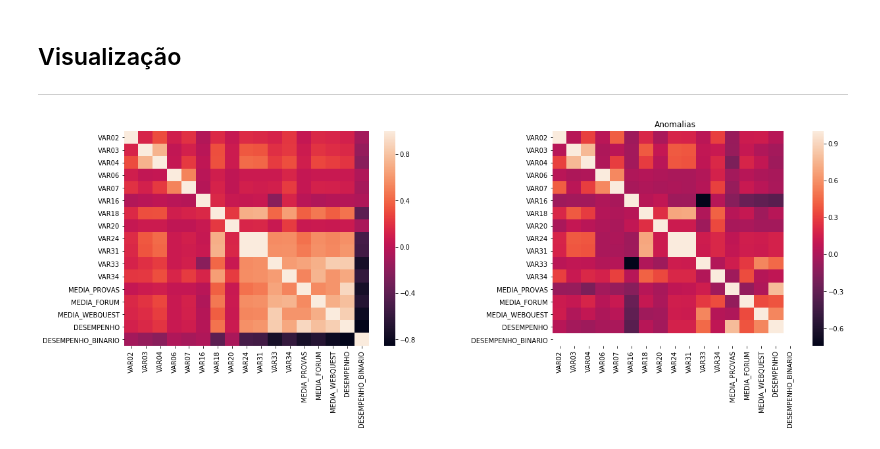
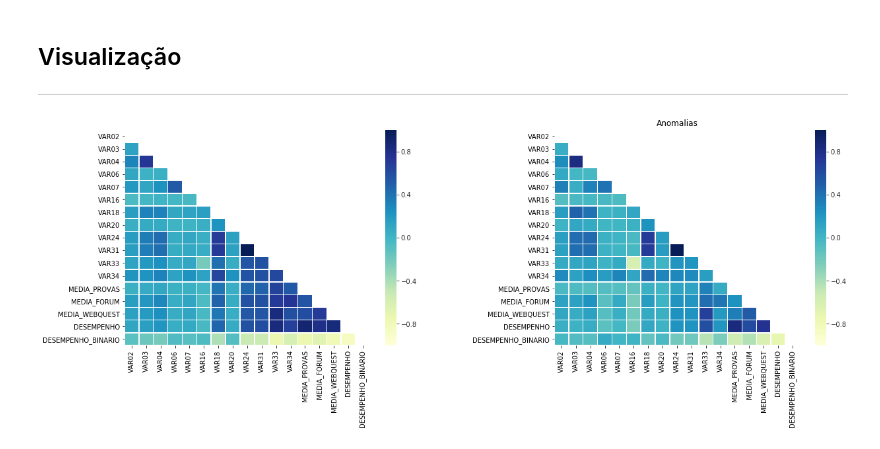
Before and after one commit to Drakmord2/EDM, a Jupyter notebook: Notebooks/Modelagem.ipynb, the cells around one changed output. Saved outputs shown, nothing was run; the diff lists cells and outputs as text; code cells hidden in the pictures.

Commit message:
Visualização

```diff
--- a/Notebooks/Modelagem.ipynb
+++ b/Notebooks/Modelagem.ipynb
@@ -67,7 +67,7 @@ def get_anomalies(base, reprovados=False):
     sample.columns = range(sample.shape[1])
 
     #Isolation Forest
-    clf = IsolationForest(max_samples='auto', contamination=0.08, n_jobs=-1)
+    clf = IsolationForest(max_samples='auto', contamination=0.05, n_jobs=-1)
     clf.fit(sample)
 
     # Deteccao de anomalias
@@ -90,21 +90,8 @@ def get_anomalies(base, reprovados=False):
             ascending=False
             )
     anomalias = anomalias.drop_duplicates()
-    # Correlacoes
-    anomalias_aprovados = anomalias.loc[anomalias['DESEMPENHO_BINARIO']==0]
-    corr_aprovados = get_top_correlations(anomalias_aprovados, 4000, absolute=True)
 
-    if reprovados:
-        anomalias_reprovados = anomalias.loc[anomalias['DESEMPENHO_BINARIO']==1]
-        corr_reprovados = anomalias_reprovados.corr()
-        corr_reprovados = corr_reprovados['DESEMPENHO']
-
-        corr = pd.concat([corr_aprovados, corr_reprovados], axis=1)
-        corr.columns = ["DESEMPENHO_APROVADOS", "DESEMPENHO_REPROVADOS"]
-
-        return anomalias_aprovados, anomalias_reprovados, corr
-
-    return anomalias_aprovados, corr_aprovados, None, None
+    return anomalias
 
 
 def bar_plot_series(serie, name, save=False):
@@ -118,9 +105,17 @@ def bar_plot_series(serie, name, save=False):
 def heatmap(df, title, ax):
     plt.title(title)
     corr = df.corr()
-    sns.heatmap(corr,
+    mask = np.zeros_like(corr)
+    mask[np.triu_indices_from(mask)] = True
+    with sns.axes_style("white"):
+        sns.heatmap(corr,
+            mask=mask,
             xticklabels=corr.columns,
             yticklabels=corr.columns,
+            cmap="YlGnBu",
+            linewidth=0.5,
+            vmin=-1,
+            vmax=1,
             ax=ax)
 # %% [markdown]
 ## Modelagem
@@ -201,6 +180,6 @@ df_clean_norm.head()
 # %% [markdown]
 ### - Detecção de Anomalias
 # %%
-anomalias_aprovados_norm, correlacoes_aprovados, _, _ = get_anomalies(df_clean_norm)
-print("Anomalias: {}".format(len(anomalias_aprovados_norm)))
+anomalias_norm = get_anomalies(df_clean_norm)
+print("Anomalias: {}".format(len(anomalias_norm)))
 # %% [output]
@@ -214,8 +201,8 @@ anomalias_aprovados_denorm = denormalize(anomalias_aprovados_norm)
 # %%
 # Heatmap
 f, (ax1, ax2) = plt.subplots(1, 2, figsize=(20,6))
 plt.subplots_adjust(wspace=0.4)
 heatmap(df_clean_norm, "Original", ax1)
-heatmap(anomalias_aprovados_norm, "Anomalias", ax2)
+heatmap(anomalias_norm, "Anomalias", ax2)
 # %% [output]
-[figure, old version]
+[figure, new version]
```
Also changed, not shown: parts of 5 cells of this notebook.
